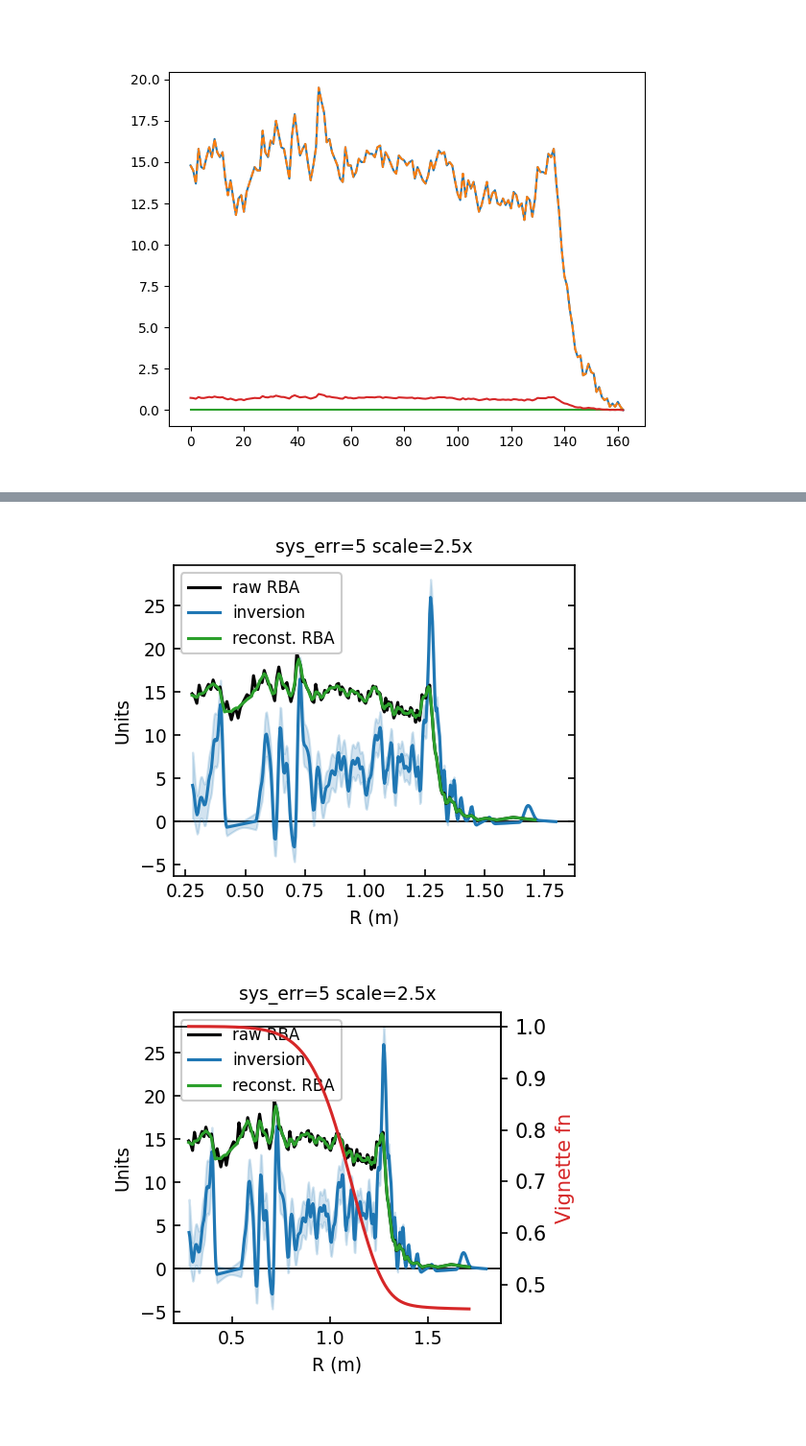
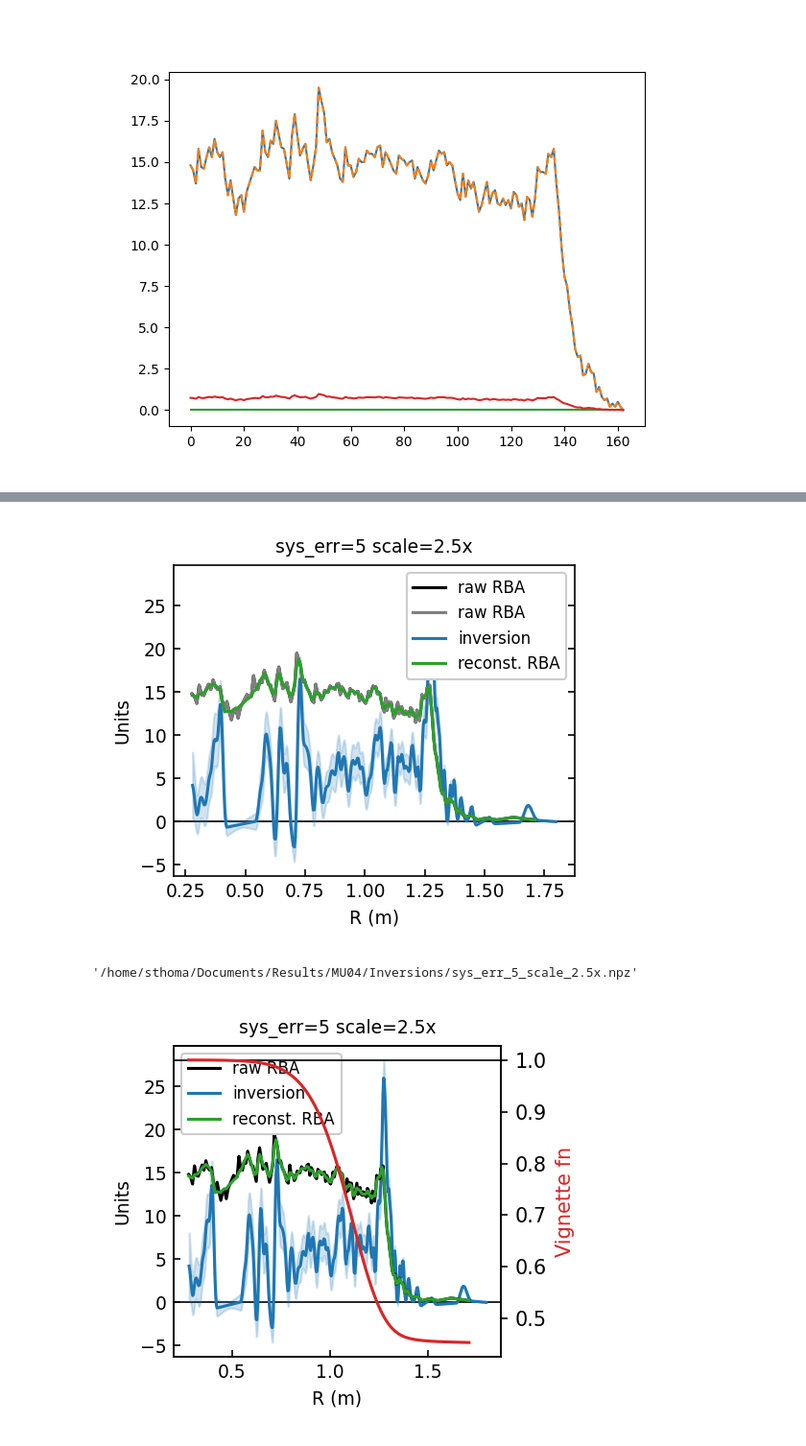
Before and after one commit to JamieDunsmore7/tokamak_inversion_routines, a Jupyter notebook: Testing/Testing_base.ipynb, the cells around one changed output, grey strips where cells are left out. Shown at 96% size. Drawn from its saved outputs; the diff is of its cells as text; code cells hidden in the pictures.

```diff
--- a/Testing/Testing_base.ipynb
+++ b/Testing/Testing_base.ipynb
@@ -359,34 +425,39 @@ xplot = [0.2,1.875]
 title = f'sys_err={sys_err} scale={nrtimes:.1f}x'
 
 fig, ax = plt.subplots(1, 1, figsize=(3.5,3), dpi=150)
 ax.plot(R, frames[0], '-', c='k', zorder=3, label='raw RBA')
+ax.plot(R[::-1], data[0,:-1], '-', c='gray', zorder=3, label='raw RBA')
 ax.plot(R_grid_b, y[0], '-', c='C0', zorder=2, label='inversion')
 ax.fill_between(R_grid_b, y[0]-y_err[0], y[0]+y_err[0], color='C0', alpha=0.2, zorder=2)
 ax.plot(R[::-1], backprojection[0,:-1], c='C2', zorder=4, label='reconst. RBA')
 
 ax.set_xlim(xplot)
 ax.plot(xplot, [0.,0.], '-k', lw=0.8, zorder=1)
 ax.set_xlabel('R (m)', fontsize=9)
 ax.set_ylabel('Units', fontsize=9)
 ax.legend(fancybox=1, framealpha=1, fontsize=8)
 ax.tick_params(axis="both", which='both', labelsize=9, direction='in',
               left=True, bottom=True, right=True, top=False)
 ax.set_title(title, fontsize=9)
 plt.tight_layout()
 plt.savefig('/home/sthoma/Documents/Plots/MU04/Inversions/' +
             title.replace(' ', '_').replace('=', '_') + '.png')
 
 np.savez('/home/sthoma/Documents/Results/MU04/Inversions/' +
         title.replace(' ', '_').replace('=', '_') + '.npz',
         R=R,
         frame=frames[0],
         R_grid=R_grid,
         y=y[0],
         y_err=y_err[0],
         backprojection=backprojection,
         )
 # %% [output]
-[figure, old version]
+[figure, new version]
+# %%
+'/home/sthoma/Documents/Results/MU04/Inversions/' + title.replace(' ', '_').replace('=', '_') + '.npz'
+# %% [output]
+'/home/sthoma/Documents/Results/MU04/Inversions/sys_err_5_scale_2.5x.npz'
 # %%
 from mastu import HSV
 vignette = HSV.vignette()
```
Also changed, not shown: parts of 5 cells of this notebook, 10 other files.
